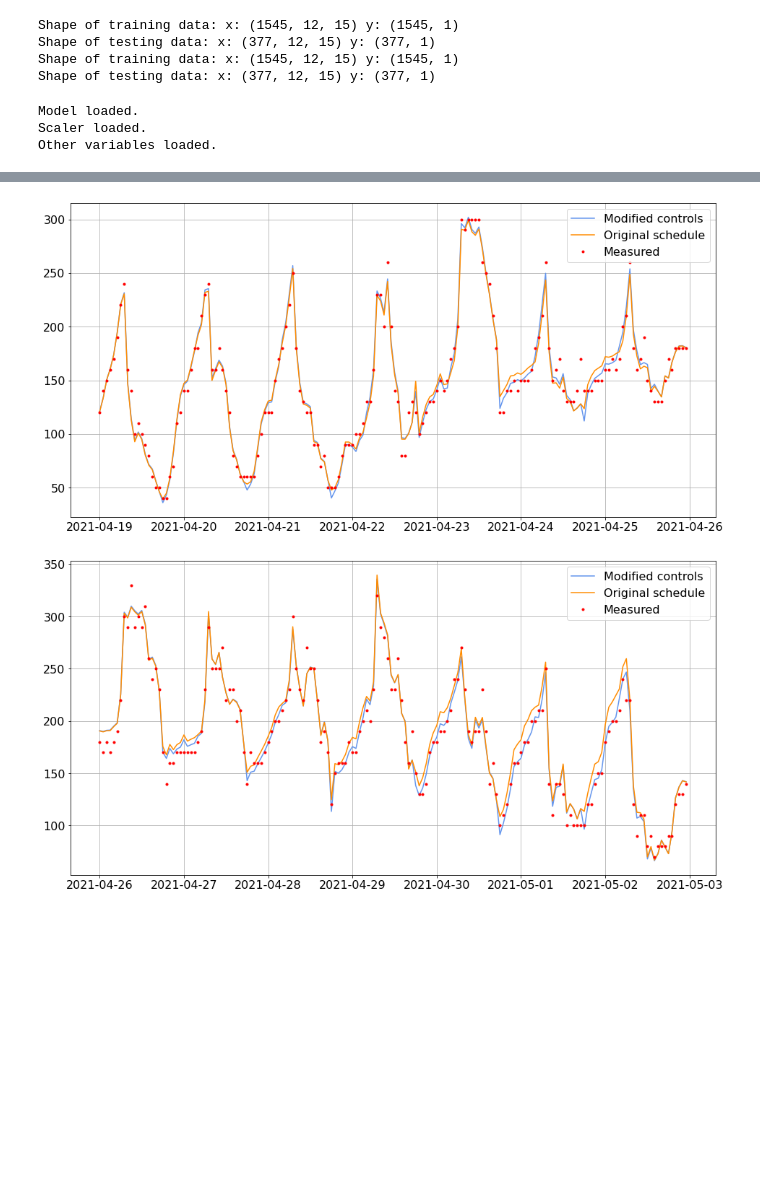
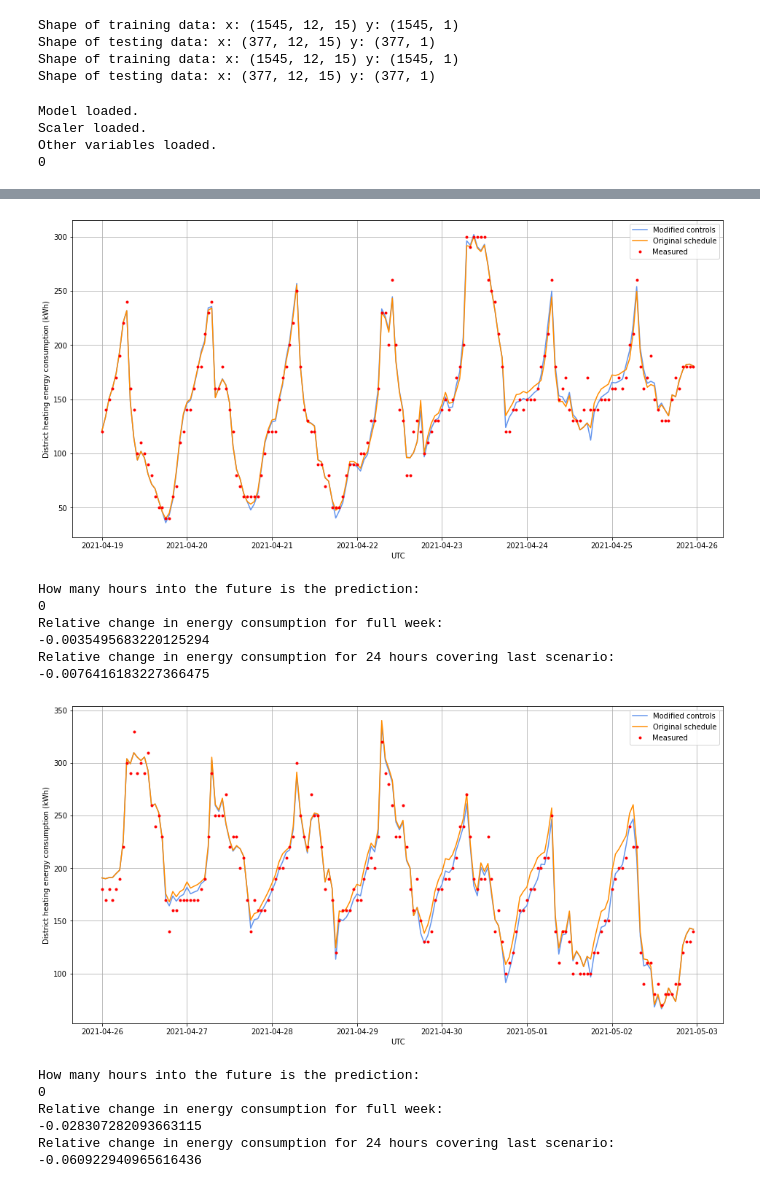
Before and after one commit to hamk-uas/HAMK_Smart_City, a Jupyter notebook: Scenario testing.ipynb, the cells around one changed output, grey strips where cells are left out. Drawn from its saved outputs; the diff is of its cells as text; code cells hidden in the pictures; blank space fills up the shorter version.

Commit message:
correct scaling in scenario testing

```diff
--- a/Scenario testing.ipynb
+++ b/Scenario testing.ipynb
@@ -44,7 +44,7 @@ hvac_model = MyGRU(y_parameters=['Energy_consumption'], seq=seq, fut=fut, x_para
 
 # Scale and split data frame.
 df_train, x_train, y_train, df_val, x_val, y_val = hvac_model.preprocess(raw_data)
-df_train_offsets_removed, x_train_offsets_removed, y_train_offsets_removed, df_val_offsets_removed, x_val_offsets_removed, y_val_offsets_removed = hvac_model.preprocess(raw_data_offsets_removed)
+df_train_offsets_removed, x_train_offsets_removed, y_train_offsets_removed, df_val_offsets_removed, x_val_offsets_removed, y_val_offsets_removed = hvac_model.preprocess(raw_data_offsets_removed, False)
 
 # Extract dates for predictions
 pred_dates_train = hvac_model.get_pred_dates(df_train)
@@ -55,34 +55,57 @@ Shape of testing data: x: (377, 12, 15) y: (377, 1)
 Shape of training data: x: (1545, 12, 15) y: (1545, 1)
 Shape of testing data: x: (377, 12, 15) y: (377, 1)
 # %%
-hvac_model.load(r'GRU_Energy_consumption_2022-06-14_trained')
+hvac_model.load(r'GRU_Energy_consumption_2022-06-14_trained_fut_0')
+print(hvac_model.fut)
 # %% [output]
 Model loaded.
 Scaler loaded.
 Other variables loaded.
+0
 # %%
 preds, y_scenario = hvac_model.inv_target(x_train, hvac_model.model.predict(x_train), y_train)
 preds_offsets_removed, y_offsets_removed = hvac_model.inv_target(x_train_offsets_removed, hvac_model.model.predict(x_train_offsets_removed), y_train_offsets_removed)
 
+plt.rcParams['timezone'] = 'Europe/Helsinki'
 plt.rcParams.update({'font.size': 16})
 
-start = 1597-376-12
+start = 1597-376-12-hvac_model.fut
+eval_start = start + 5*24 + 12
+eval_end = eval_start + 24
 
 plt.figure(figsize=(16, 8))
 plt.plot(pred_dates_train[start:start+24*7], preds[start:start+24*7], label="Modified controls", color="cornflowerblue", marker="")
 plt.plot(pred_dates_train[start:start+24*7], preds_offsets_removed[start:start+24*7], label="Original schedule", color="darkorange", marker="")
 plt.plot(pred_dates_train[start:start+24*7], y_scenario[start:start+24*7], label="Measured", color="red", marker=".", linestyle="")
+plt.ylabel("District heating energy consumption (kWh)")
+plt.xlabel("UTC")
 plt.legend()
 plt.grid(True)
 plt.show()
+print ("How many hours into the future is the prediction:")
+print (hvac_model.fut)
+print ("Relative change in energy consumption for full week:")
+print ((np.sum(preds[start:start+24*7])-np.sum(preds_offsets_removed[start:start+24*7]))/np.sum(preds_offsets_removed[start:start+24*7]))
+print ("Relative change in energy consumption for 24 hours covering last scenario:")
+print ((np.sum(preds[eval_start:eval_end])-np.sum(preds_offsets_removed[eval_start:eval_end]))/np.sum(preds_offsets_removed[eval_start:eval_end]))
 
-start = 1597-376-12 + 24*7
+start = 1597-376-12-hvac_model.fut + 24*7
+eval_start = start + 5*24 + 12
+eval_end = eval_start + 24
 
 plt.figure(figsize=(16, 8))
 plt.plot(pred_dates_train[start:start+24*7], preds[start:start+24*7], label="Modified controls", color="cornflowerblue", marker="")
 plt.plot(pred_dates_train[start:start+24*7], preds_offsets_removed[start:start+24*7], label="Original schedule", color="darkorange", marker="")
 plt.plot(pred_dates_train[start:start+24*7], y_scenario[start:start+24*7], label="Measured", color="red", marker=".", linestyle="")
+plt.ylabel("District heating energy consumption (kWh)")
+plt.xlabel("UTC")
 plt.legend()
 plt.grid(True)
 plt.show()
+print ("How many hours into the future is the prediction:")
+print (hvac_model.fut)
+print ("Relative change in energy consumption for full week:")
+print ((np.sum(preds[start:start+24*7])-np.sum(preds_offsets_removed[start:start+24*7]))/np.sum(preds_offsets_removed[start:start+24*7]))
+print ("Relative change in energy consumption for 24 hours covering last scenario:")
+print ((np.sum(preds[eval_start:eval_end])-np.sum(preds_offsets_removed[eval_start:eval_end]))/np.sum(preds_offsets_removed[eval_start:eval_end]))
 # %% [output]
@@ -91,2 +114,14 @@ plt.show()
-[figure, old version]
+[figure, new version]
+How many hours into the future is the prediction:
+0
+Relative change in energy consumption for full week:
+-0.0035495683220125294
+Relative change in energy consumption for 24 hours covering last scenario:
+-0.0076416183227366475
-[figure, old version]
+[figure, new version]
+How many hours into the future is the prediction:
+0
+Relative change in energy consumption for full week:
+-0.028307282093663115
+Relative change in energy consumption for 24 hours covering last scenario:
+-0.060922940965616436
```
Also changed, not shown: parts of 1 cell of this notebook, 25 other files.
